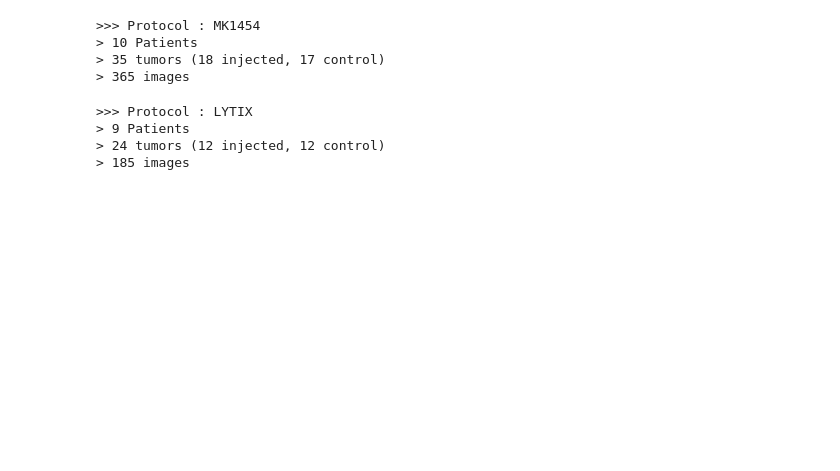
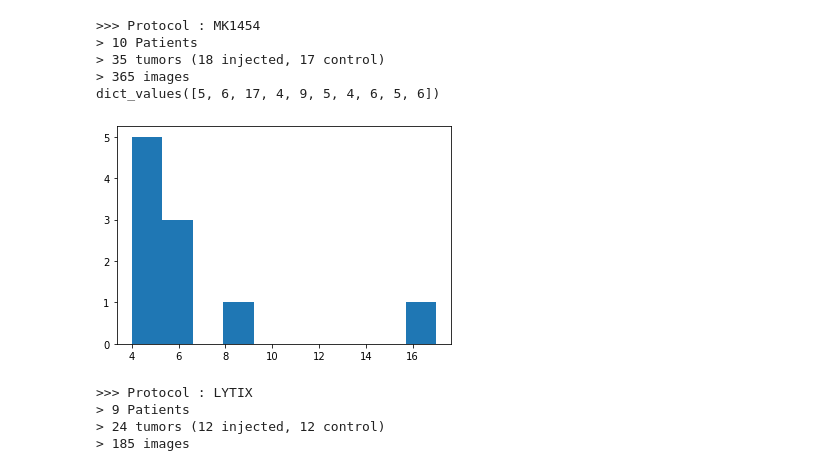
Before and after one commit to benoitcharmettant/immuno, a Jupyter notebook: inspect_dataset.ipynb, the cells around one changed output. Drawn from its saved outputs; the diff is of its cells as text; code cells hidden in the pictures; blank space fills up the shorter version.

```diff
--- a/inspect_dataset.ipynb
+++ b/inspect_dataset.ipynb
@@ -8,20 +9,28 @@ ltx = Protocol(prot_path, "LYTIX")
 # %%
 nb_patients = mk.get_nb_patients()
 control_tumors, injected_tumors = mk.get_tumors_stats()
 nb_tumors = control_tumors + injected_tumors
 nb_images = mk.get_nb_images()
 
 print(">>> Protocol : {}".format(mk.name))
 print("> {} Patients \n> {} tumors ({} injected, {} control)".format(nb_patients,
                                                                      nb_tumors,
                                                                      injected_tumors,
                                                                      control_tumors))
 print("> {} images".format(nb_images))
+
+ls = mk.get_nb_exam_by_patient().values()
+print(ls)
+
+plt.hist(mk.get_nb_exam_by_patient().values())
+plt.show()
 # %% [output]
 >>> Protocol : MK1454
 > 10 Patients
 > 35 tumors (18 injected, 17 control)
 > 365 images
+dict_values([5, 6, 17, 4, 9, 5, 4, 6, 5, 6])
+[figure, added]
 # %%
 nb_patients = ltx.get_nb_patients()
 control_tumors, injected_tumors = ltx.get_tumors_stats()
```
Also changed, not shown: parts of 5 cells of this notebook, 4 other files.
